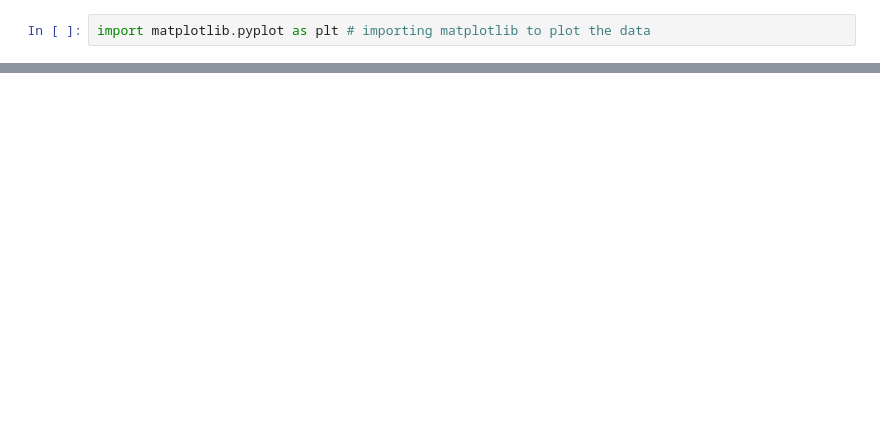
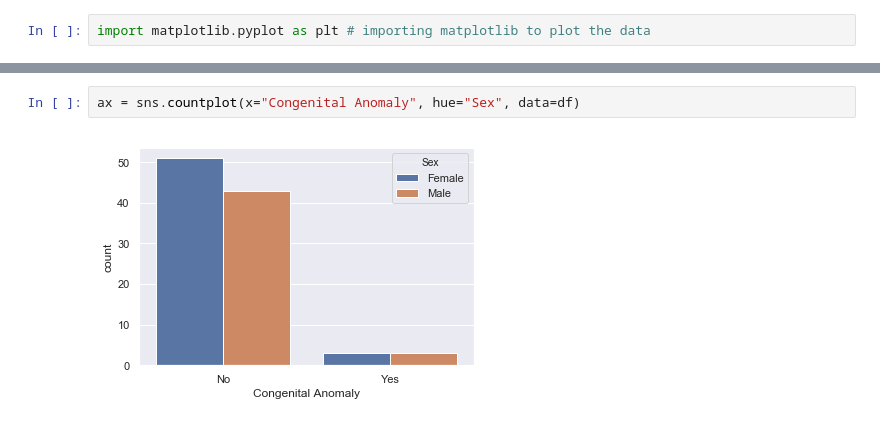
Before and after one commit to ClaireDrummond/Programming-Project-2018, a Jupyter notebook: Model and Synthesis data using Python.ipynb, the cells around one changed output, grey strips where cells are left out. Saved outputs shown, nothing was run; the diff lists cells and outputs as text; blank space fills up the shorter version.

```diff
--- a/Model and Synthesis data using Python.ipynb
+++ b/Model and Synthesis data using Python.ipynb
@@ -467,0 +468,4 @@ sns.countplot(s, palette="Greens_d")
+# %%
+ax = sns.countplot(x="Congenital Anomaly", hue="Sex", data=df)
+# %% [output]
+[figure, added]
```
Also changed, not shown: parts of 33 cells of this notebook.
